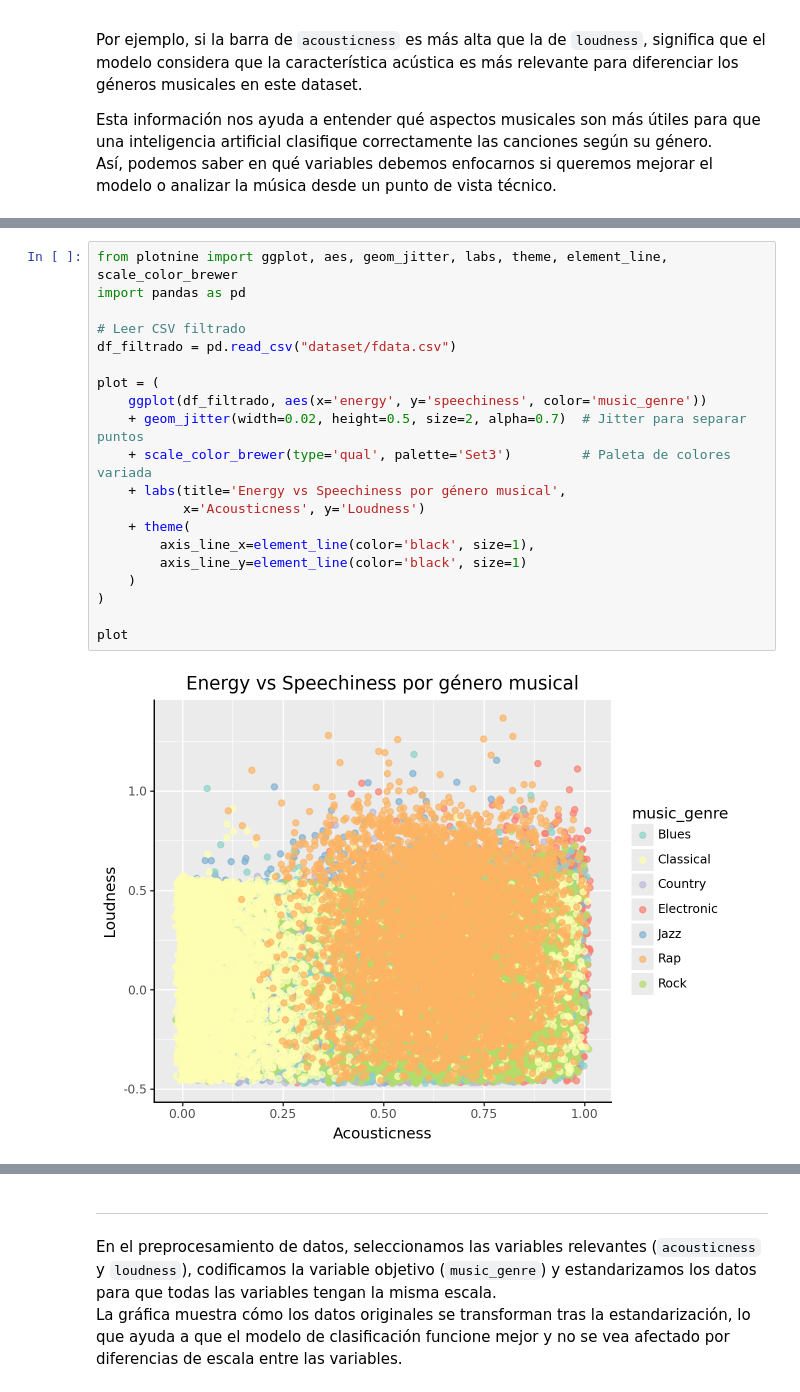
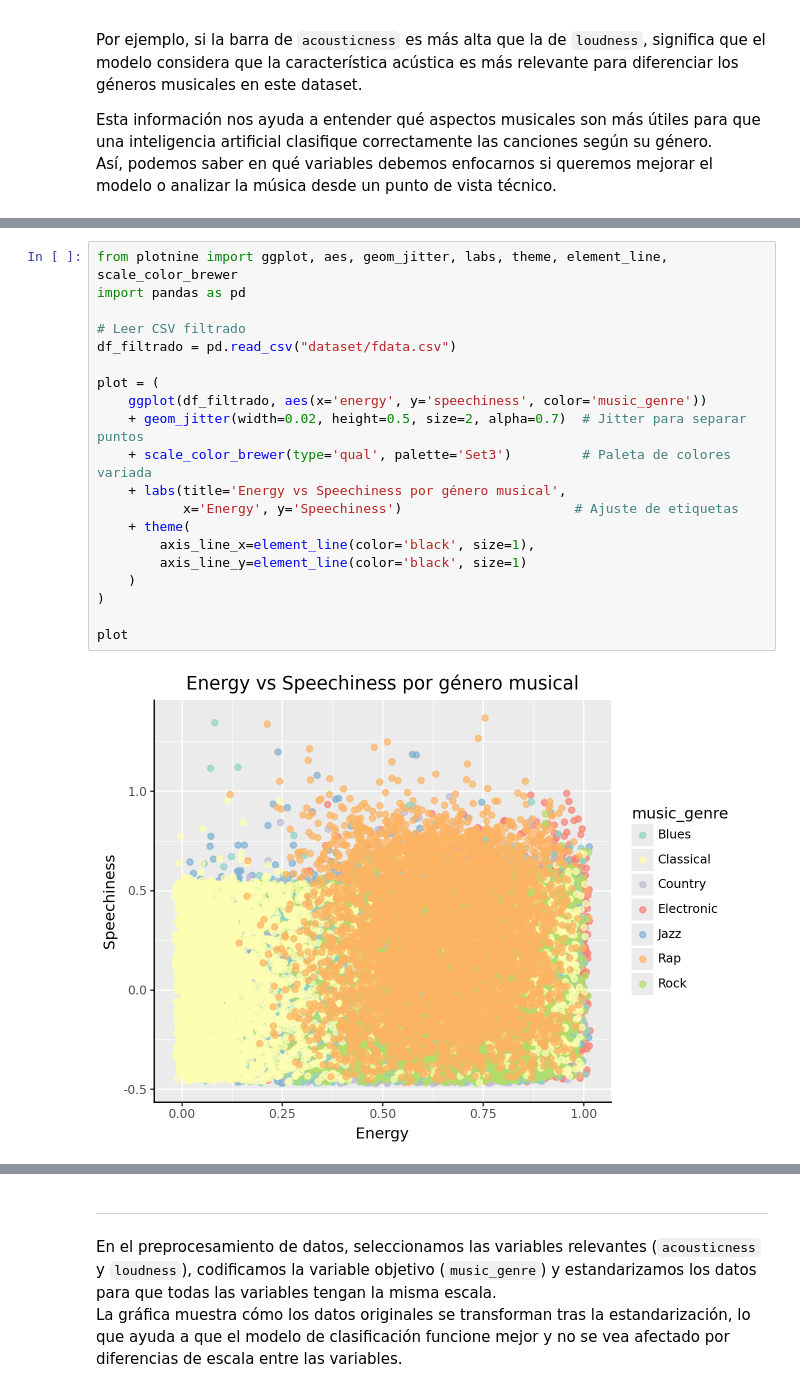
Before and after one commit to NoeRodriguez2104/Trabajo-IA-1, a Jupyter notebook: proyecto_musica.ipynb, the cells around one changed output, grey strips where cells are left out. Drawn from its saved outputs; the diff is of its cells as text.

```diff
--- a/proyecto_musica.ipynb
+++ b/proyecto_musica.ipynb
@@ -99,22 +148,22 @@ plot
 # %%
 from plotnine import ggplot, aes, geom_jitter, labs, theme, element_line, scale_color_brewer
 import pandas as pd
 
 # Leer CSV filtrado
 df_filtrado = pd.read_csv("dataset/fdata.csv")
 
 plot = (
     ggplot(df_filtrado, aes(x='energy', y='speechiness', color='music_genre'))
     + geom_jitter(width=0.02, height=0.5, size=2, alpha=0.7)  # Jitter para separar puntos
     + scale_color_brewer(type='qual', palette='Set3')         # Paleta de colores variada
     + labs(title='Energy vs Speechiness por género musical',
-           x='Acousticness', y='Loudness')
+           x='Energy', y='Speechiness')                      # Ajuste de etiquetas
     + theme(
         axis_line_x=element_line(color='black', size=1),
         axis_line_y=element_line(color='black', size=1)
     )
 )
 
 plot
 # %% [output]
-[figure, old version]
+[figure, new version]
```
Also changed, not shown: parts of 15 cells of this notebook, 1 other file.
